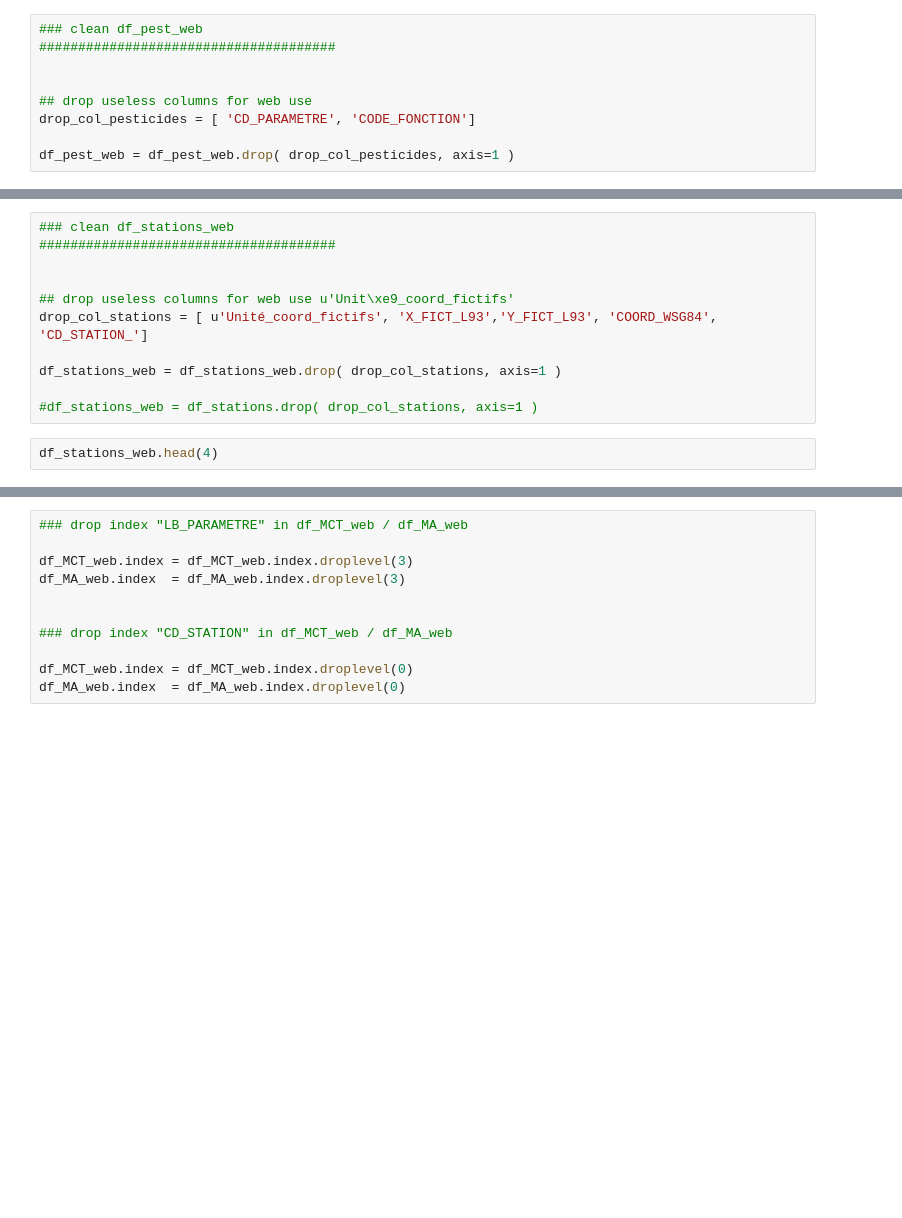
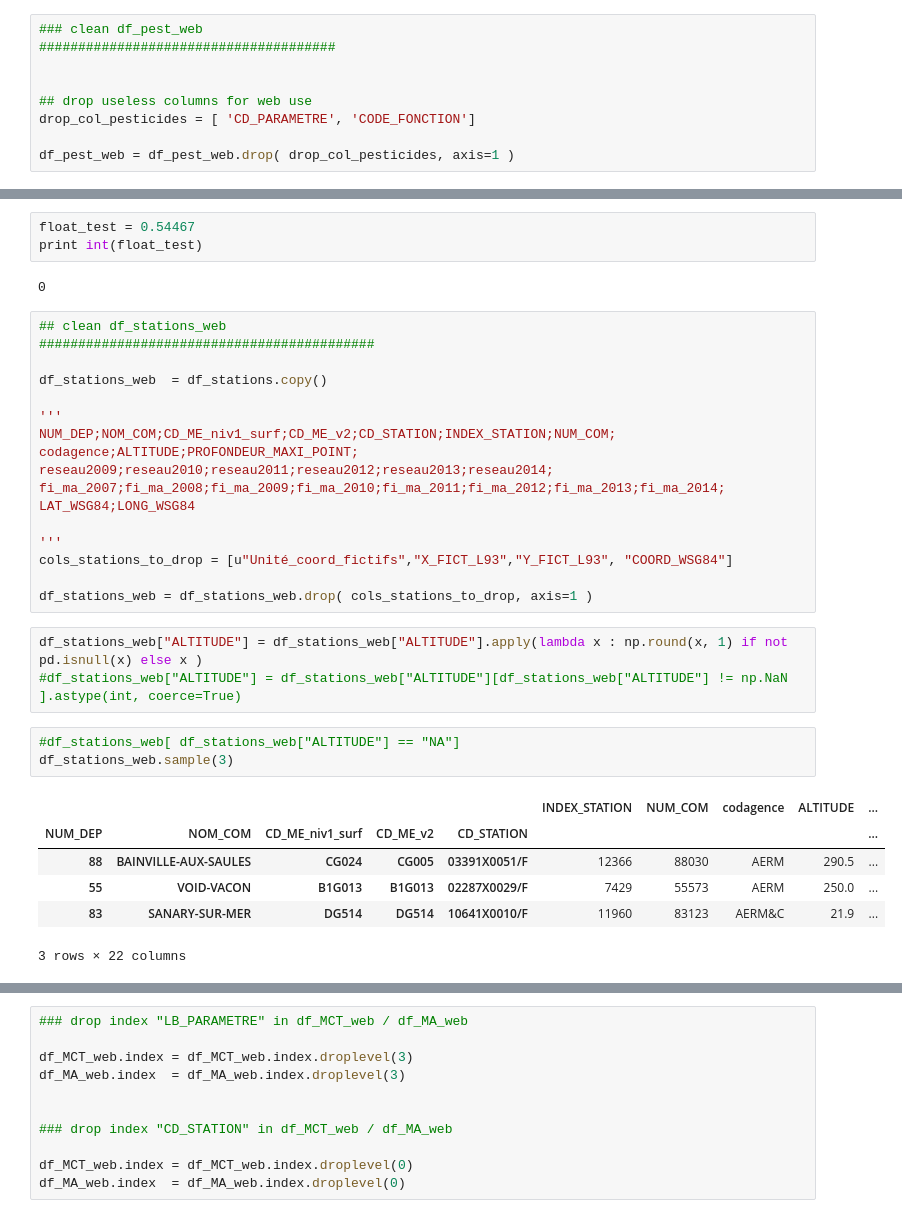
Before and after one commit to JulienParis/hydroviz, a Jupyter notebook: pesticides_analysis_03.ipynb, the cells around one changed output, grey strips where cells are left out. Saved outputs shown, nothing was run; the diff lists cells and outputs as text; blank space fills up the shorter version.

```diff
--- a/pesticides_analysis_03.ipynb
+++ b/pesticides_analysis_03.ipynb
@@ -2007,15 +2046,37 @@ df_pest_web.head(1)
-# %%
-### clean df_stations_web
-######################################
-
-
-## drop useless columns for web use u'Unit\xe9_coord_fictifs'
-drop_col_stations = [ u'Unité_coord_fictifs', 'X_FICT_L93','Y_FICT_L93', 'COORD_WSG84', 'CD_STATION_']
-
-df_stations_web = df_stations_web.drop( drop_col_stations, axis=1 )
-
-#df_stations_web = df_stations.drop( drop_col_stations, axis=1 )
-# %%
-df_stations_web.head(4)
+# %%
+float_test = 0.54467
+print int(float_test)
+# %% [output]
+0
+# %%
+## clean df_stations_web
+###########################################
+
+df_stations_web  = df_stations.copy()
+
+'''
+NUM_DEP;NOM_COM;CD_ME_niv1_surf;CD_ME_v2;CD_STATION;INDEX_STATION;NUM_COM;
+codagence;ALTITUDE;PROFONDEUR_MAXI_POINT;
+reseau2009;reseau2010;reseau2011;reseau2012;reseau2013;reseau2014;
+fi_ma_2007;fi_ma_2008;fi_ma_2009;fi_ma_2010;fi_ma_2011;fi_ma_2012;fi_ma_2013;fi_ma_2014;
+LAT_WSG84;LONG_WSG84
+
+'''
+cols_stations_to_drop = [u"Unité_coord_fictifs","X_FICT_L93","Y_FICT_L93", "COORD_WSG84"]
+
+df_stations_web = df_stations_web.drop( cols_stations_to_drop, axis=1 )
+# %%
+df_stations_web["ALTITUDE"] = df_stations_web["ALTITUDE"].apply(lambda x : np.round(x, 1) if not pd.isnull(x) else x )
+#df_stations_web["ALTITUDE"] = df_stations_web["ALTITUDE"][df_stations_web["ALTITUDE"] != np.NaN ].astype(int, coerce=True)
+# %%
+#df_stations_web[ df_stations_web["ALTITUDE"] == "NA"]
+df_stations_web.sample(3)
+# %% [output]
+|  |  |  |  |  | INDEX_STATION | NUM_COM | codagence | ALTITUDE | ... |
+| NUM_DEP | NOM_COM | CD_ME_niv1_surf | CD_ME_v2 | CD_STATION |  |  |  |  | ... |
+| 88 | BAINVILLE-AUX-SAULES | CG024 | CG005 | 03391X0051/F | 12366 | 88030 | AERM | 290.5 | ... |
+| 55 | VOID-VACON | B1G013 | B1G013 | 02287X0029/F | 7429 | 55573 | AERM | 250.0 | ... |
+| 83 | SANARY-SUR-MER | DG514 | DG514 | 10641X0010/F | 11960 | 83123 | AERM&C | 21.9 | ... |
+3 rows × 22 columns
 # %%
 df_MCT.head(2)#[["MINMOLRECH", "MAXMOLRECH"]].astype(int)
```
Also changed, not shown: parts of 31 cells of this notebook, 5 other files.
